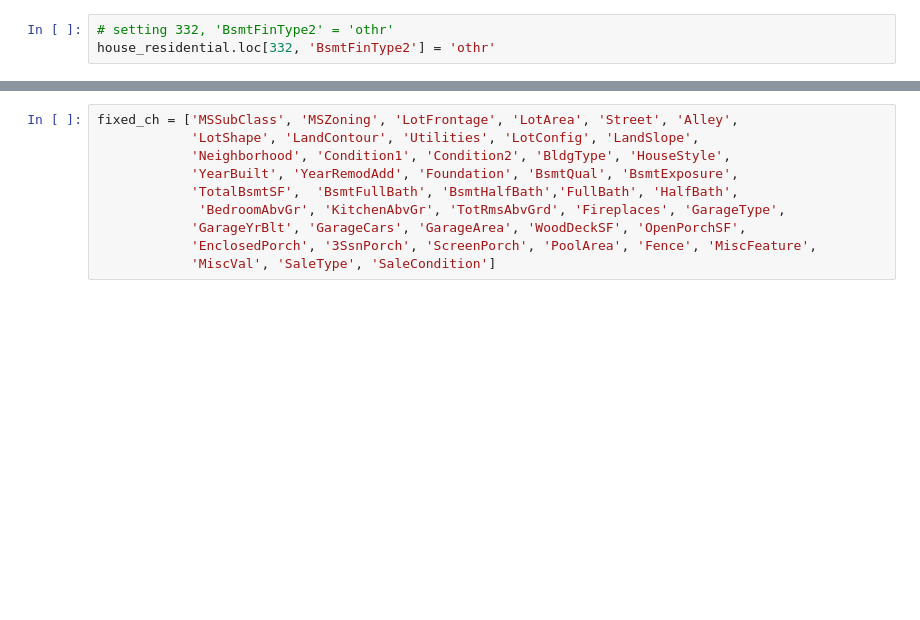
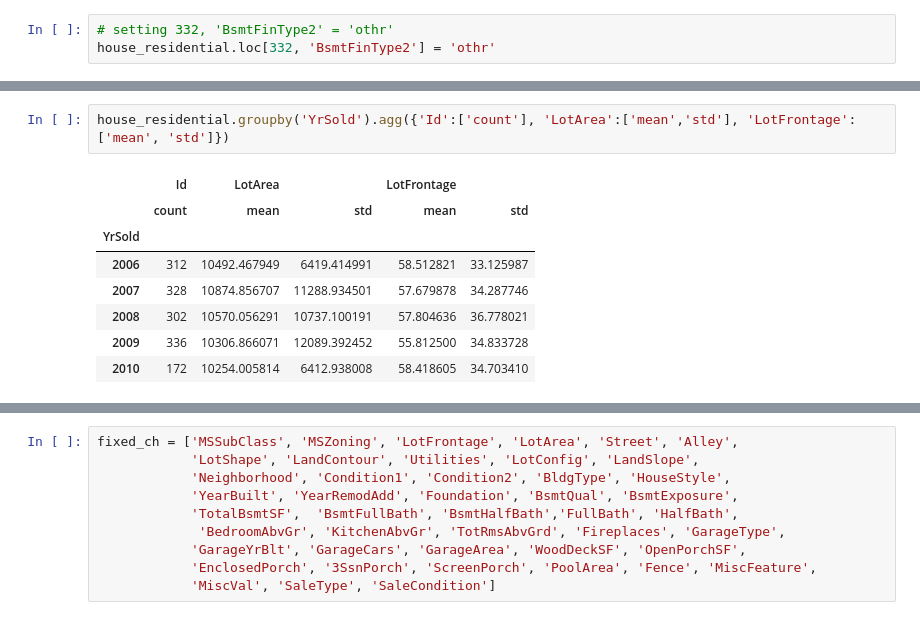
Before and after one commit to Miaowshroom/project-3, a Jupyter notebook: project-03-starter.ipynb, the cells around one changed output, grey strips where cells are left out. Drawn from its saved outputs; the diff is of its cells as text; blank space fills up the shorter version.

```diff
--- a/project-03-starter.ipynb
+++ b/project-03-starter.ipynb
@@ -235,0 +267,11 @@ house_residential.columns
+# %%
+house_residential.groupby('YrSold').agg({'Id':['count'], 'LotArea':['mean','std'], 'LotFrontage':['mean', 'std']})
+# %% [output]
+|  | Id | LotArea |  | LotFrontage |  |
+|  | count | mean | std | mean | std |
+| YrSold |  |  |  |  |  |
+| 2006 | 312 | 10492.467949 | 6419.414991 | 58.512821 | 33.125987 |
+| 2007 | 328 | 10874.856707 | 11288.934501 | 57.679878 | 34.287746 |
+| 2008 | 302 | 10570.056291 | 10737.100191 | 57.804636 | 36.778021 |
+| 2009 | 336 | 10306.866071 | 12089.392452 | 55.812500 | 34.833728 |
+| 2010 | 172 | 10254.005814 | 6412.938008 | 58.418605 | 34.703410 |
```
Also changed, not shown: parts of 21 cells of this notebook.
